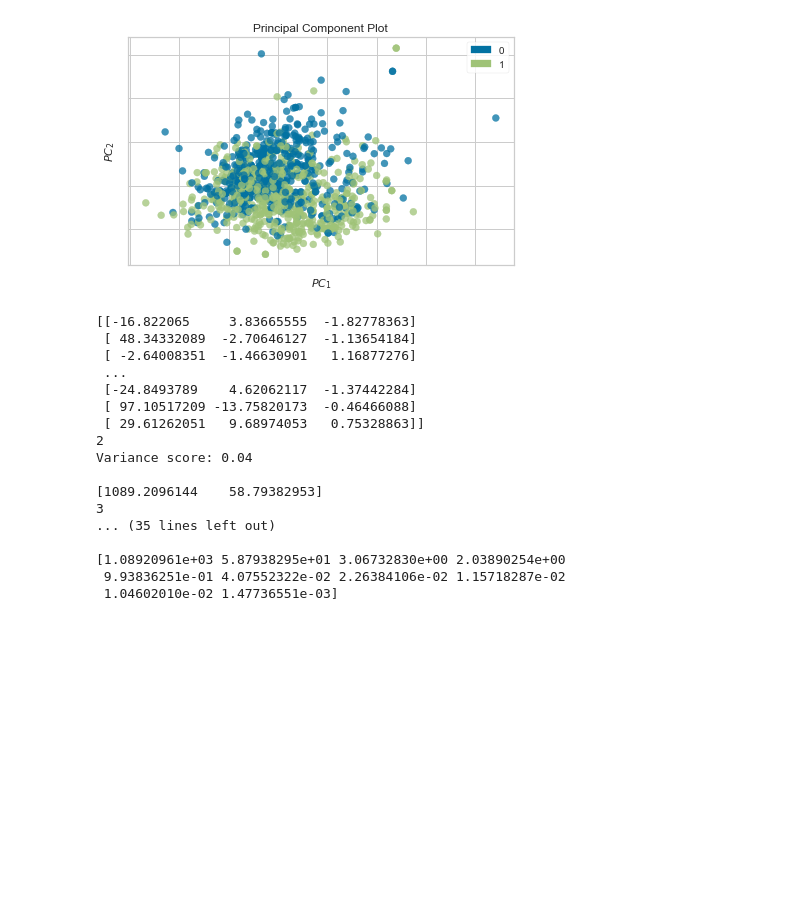
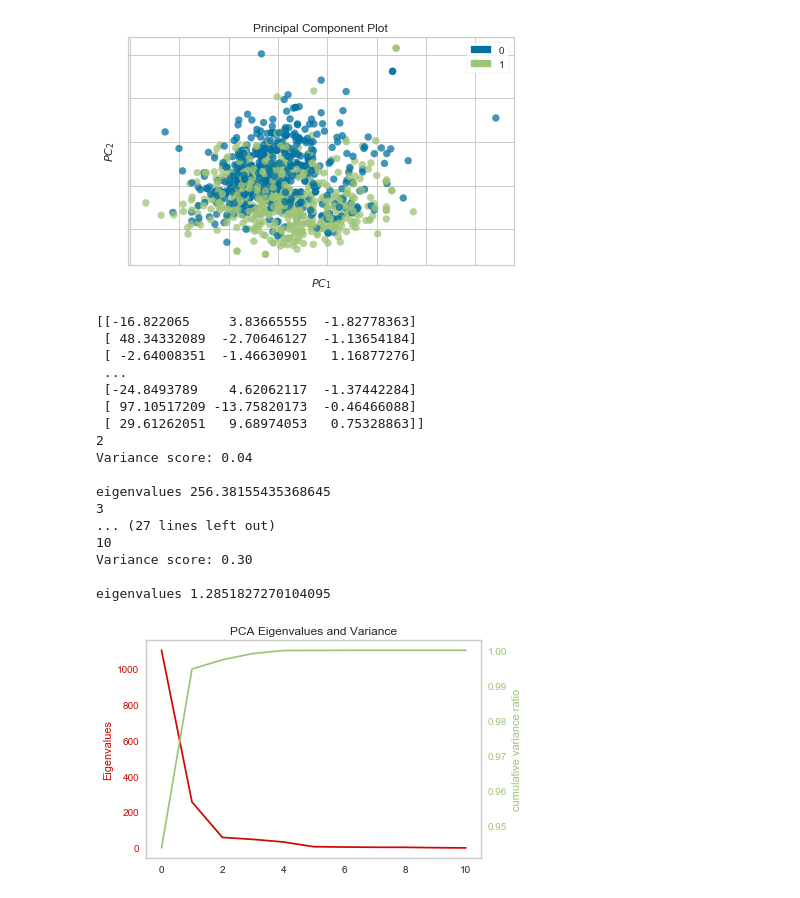
Before and after one commit to SoftwarePhil/ml_unsupervised_learning, a Jupyter notebook: project3_wine.ipynb, the cells around one changed output. Cells and saved outputs as stored; diff of their text form; code cells hidden in the pictures; blank space fills up the shorter version.

```diff
--- a/project3_wine.ipynb
+++ b/project3_wine.ipynb
@@ -275,45 +312,64 @@ x_train_pca = pca.transform(x_train_list)
 print(x_train_pca)
 
 for n in range(2, num_of_comp):
-
-    pca_t = decomposition.PCA(n_components=n)
-    pca_t.fit(x_train_list)
-    x_test_pca = pca_t.transform(x_test_list)
-
     pca = decomposition.PCA(n_components=n)
     pca.fit(x_train_list)
     x_train_pca = pca.transform(x_train_list)
+
+    x_test_pca = pca.transform(x_test_list)
 
     regr = linear_model.LinearRegression()
     # Train the model using the training sets
     regr.fit(x_train_pca, y_train_list)
 
     # Make predictions using the testing set
     reg_y_pred = regr.predict(x_test_pca)
     print(n)
     print('Variance score: %.2f \n' % r2_score(y_test_list, reg_y_pred))
     #print(get_eigen_value(pca_t, x_test_list))
     ###printing eigan values ???
-    print(pca_t.explained_variance_)
+    print("eigenvalues", pca.singular_values_[len(pca.singular_values_) - 1])
 
+###plots for eiganvalues and
+pca = decomposition.PCA().fit(x_train_list)
+
+cum_var = np.cumsum(pca.explained_variance_ratio_)
+
+fig, ax2 = plt.subplots()
+ax2.plot(list(range(len(pca.singular_values_))), pca.singular_values_, 'r')
+ax2.tick_params('y', colors='r')
+ax2.set_ylabel('Eigenvalues', color='r')
+plt.grid(False)
+
+ax1 = ax2.twinx()
+ax1.plot(list(range(len(pca.explained_variance_ratio_))), cum_var, 'g')
+ax1.tick_params('y', colors='g')
+ax1.set_ylabel('cumulative variance ratio', color='g')
+ax1.set_xlabel('principal components')
+plt.grid(False)
+
+
+plt.title("PCA Eigenvalues and Variance")
+plt.show()
 # The coefficients
 ###use a regression model to compare different numbers for PCA?
 # %% [output]
 [figure]
 [[-16.822065     3.83665555  -1.82778363]
  [ 48.34332089  -2.70646127  -1.13654184]
  [ -2.64008351  -1.46630901   1.16877276]
  ...
  [-24.8493789    4.62062117  -1.37442284]
  [ 97.10517209 -13.75820173  -0.46466088]
  [ 29.61262051   9.68974053   0.75328863]]
 2
 Variance score: 0.04
 
-[1089.2096144    58.79382953]
+eigenvalues 256.38155435368645
 3
-... (35 lines left out)
+... (27 lines left out)
+10
+Variance score: 0.30
 
-[1.08920961e+03 5.87938295e+01 3.06732830e+00 2.03890254e+00
- 9.93836251e-01 4.07552322e-02 2.26384106e-02 1.15718287e-02
- 1.04602010e-02 1.47736551e-03]
+eigenvalues 1.2851827270104095
+[figure, added]
```
Also changed, not shown: parts of 11 cells of this notebook, 2 other files.
